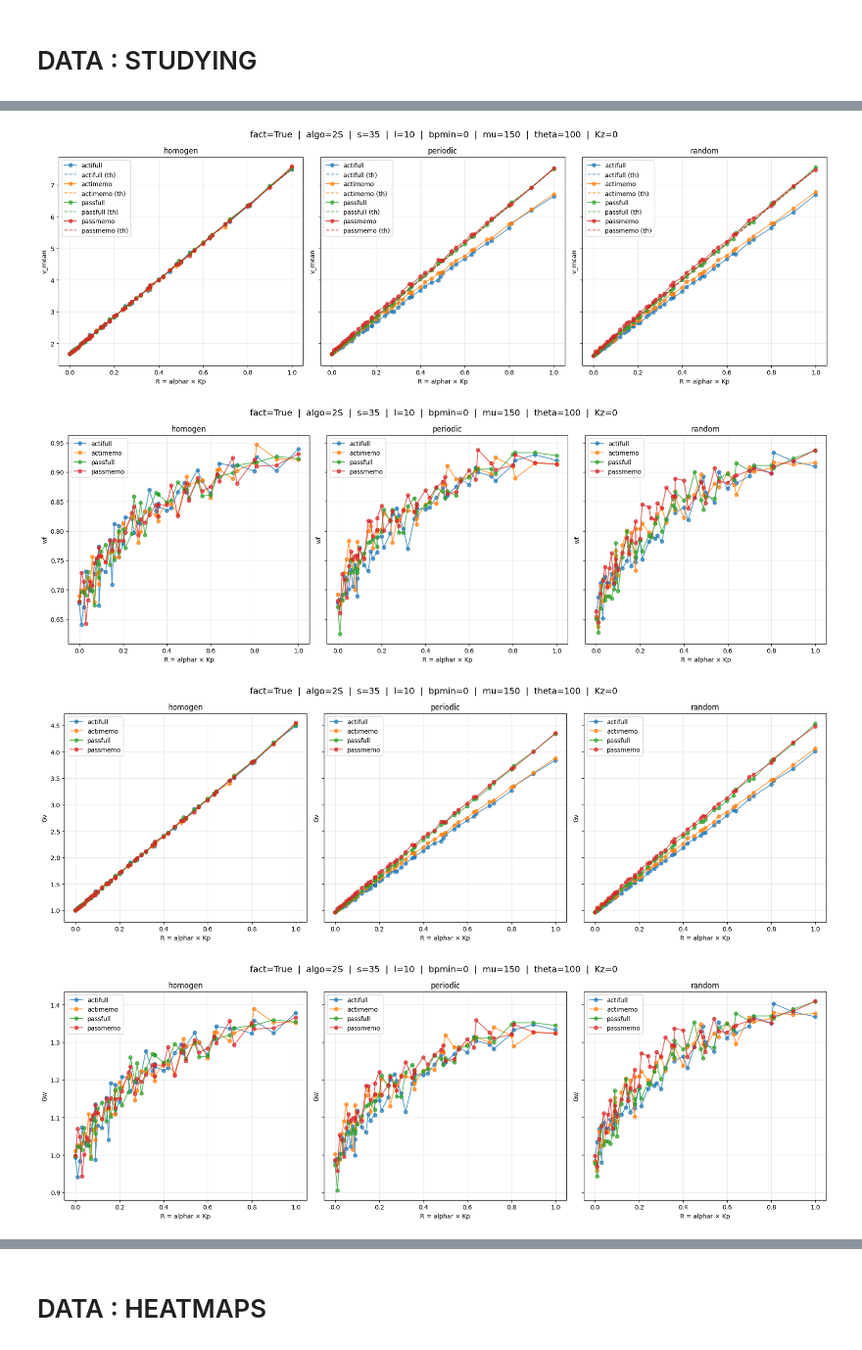
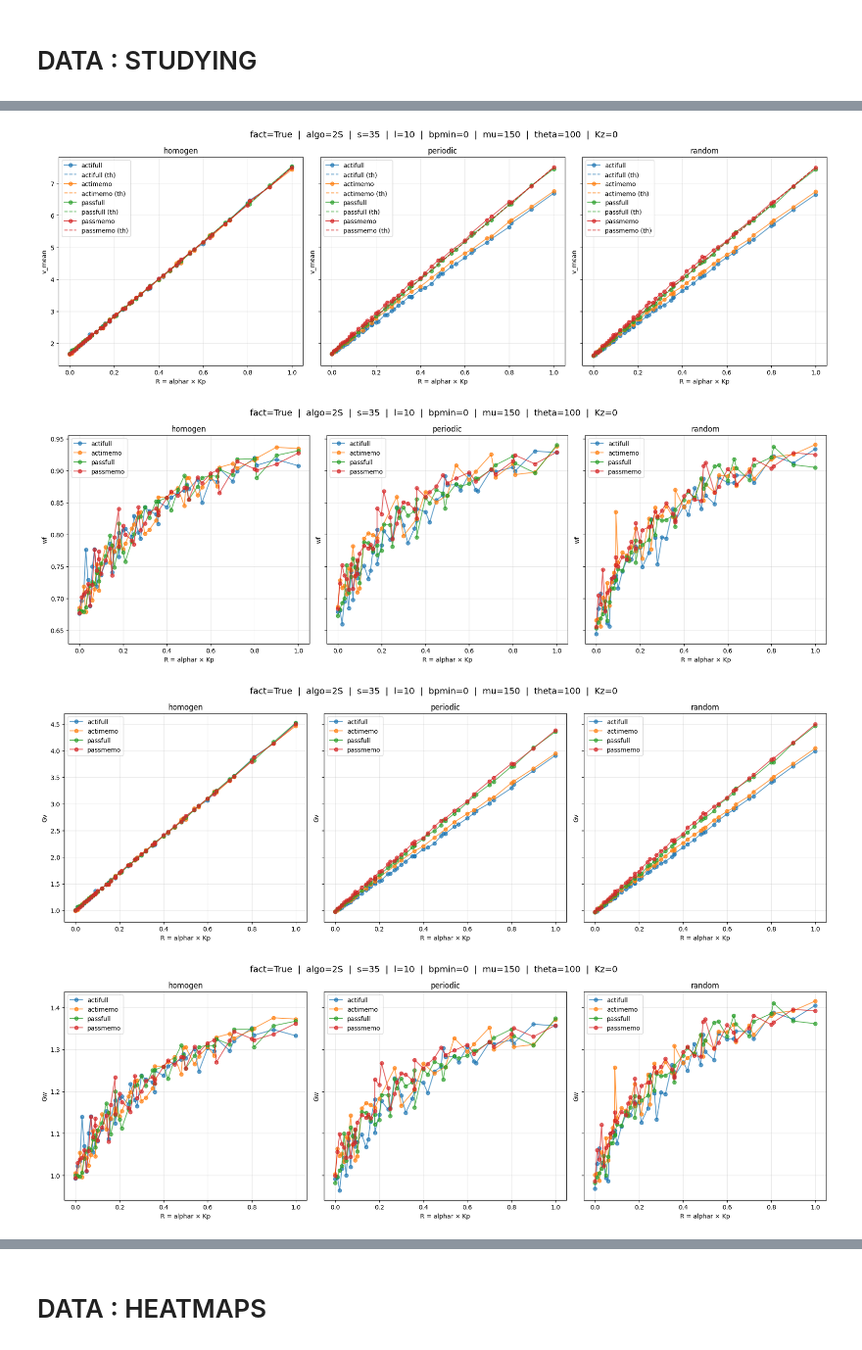
Before and after one commit to npelletbossot/Workspace, a Jupyter notebook: notebooks/work/fact.ipynb, the cells around one changed output, grey strips where cells are left out. Shown at 98% size. Cells and saved outputs as stored; diff of their text form; code cells hidden in the pictures.

```diff
--- a/notebooks/work/fact.ipynb
+++ b/notebooks/work/fact.ipynb
@@ -67,7 +67,7 @@ print(df_j.columns)
 # ── NUCLEO ──────────────────────────────────────────────────────────────────────
 
 # Reading NUCLEO
-root_nucleo = "/home/nicolas/Documents/Workspace/nucleo/outputs/NUCLEO__PSMN__2026-04-17"
+root_nucleo = "/home/nicolas/Documents/Workspace/nucleo/outputs/NUCLEO__PSMN__2026-04-22"
 df_all_nucleo = reading_all_parquet(root_nucleo)
 print(df_all_nucleo.shape)
 print(df_all_nucleo.columns)
@@ -80,7 +80,7 @@ print(params_all_nucleo)
 # ── FACT ──────────────────────────────────────────────────────────────────────
 
 # Reading FACT
-root_fact = "/home/nicolas/Documents/Workspace/nucleo/outputs/FACT__PSMN__2026-04-16"
+root_fact = "/home/nicolas/Documents/Workspace/nucleo/outputs/FACT__PSMN__2026-04-22"
 df_all_fact = reading_all_parquet(root_fact)
 print(df_all_fact.shape)
 print(df_all_fact.columns)
@@ -272,7 +264,7 @@ df_all = df_all_fact.clone()
 print(df_all)
 
 # Reference Keys
-group_keys = ["mu", "theta", "s", "l", "bpmin", "landscape"]
+group_keys = ["mu", "theta", "s", "l", "bpmin", "land"]
 
 # Calculating R
 df_all = df_all.with_columns(
@@ -355,7 +347,7 @@ print(df_work)
 # Parameters Non Fixed
 Kps     = np.unique(df_work["Kp"])
 modes   = np.unique(df_work["mode"])
-lands   = np.unique(df_work["landscape"])
+lands   = np.unique(df_work["land"])
 
 # Prints
 print(f"lands = {lands}")
@@ -390,21 +382,21 @@ def plot_by_landscape(
     y_col="v_mean",
     y_th_col=None,        # None par défaut = pas de courbe théorique
 ):
-    n_landscapes = len(lands)
+    n_lands = len(lands)
     fig, axes = plt.subplots(
-        ncols=n_landscapes, nrows=1,
-        figsize=(6 * n_landscapes, 6),
+        ncols=n_lands, nrows=1,
+        figsize=(6 * n_lands, 6),
         sharey=True
     )
-    if n_landscapes == 1:
+    if n_lands == 1:
         axes = [axes]
 
     title = "  |  ".join(f"{k}={v}" for k, v in params_fixed.items())
     plt.suptitle(title, fontsize=14)
 
-    for ax, landscape in zip(axes, lands):
-        df_land = df_work.filter(pl.col("landscape") == landscape)
-        ax.set_title(landscape)
+    for ax, land in zip(axes, lands):
+        df_land = df_work.filter(pl.col("land") == land)
+        ax.set_title(land)
 
         for mode in modes:
             agg_cols = [pl.col(y_col).mean()]
@@ -431,37 +423,37 @@ def plot_by_landscape(
                         marker="", alpha=0.70)
 
         ax.set_xlabel("R = alphar × Kp")
         ax.set_ylabel(y_col)
         ax.grid(True, which="both", alpha=0.30)
         ax.legend()
 
     plt.tight_layout()
     plt.show()
 
 
 # v_mean
 plot_by_landscape(df_work, lands, modes, params_fixed,
                   y_col="v_mean", y_th_col="v_mean_th")
 
 # wf
 plot_by_landscape(df_work, lands, modes, params_fixed,
                   y_col="wf", y_th_col=None)
 
 # Gv
 plot_by_landscape(df_work, lands, modes, params_fixed,
                   y_col="Gv", y_th_col=None)
 
 # Gw
 plot_by_landscape(df_work, lands, modes, params_fixed,
                   y_col="Gw", y_th_col=None)
 
 
 # Need to compare Kz = Kp because Kz = 0 means FACT is almost like closing even more or repulsing loop extrusion
 # %% [output]
-[figure, old version]
+[figure, new version]
-[figure, old version]
+[figure, new version]
-[figure, old version]
+[figure, new version]
-[figure, old version]
+[figure, new version]
 # %%
 def plot_fact_data(
     df        : pl.DataFrame,
```
Also changed, not shown: parts of 13 cells of this notebook, 2 other files.
